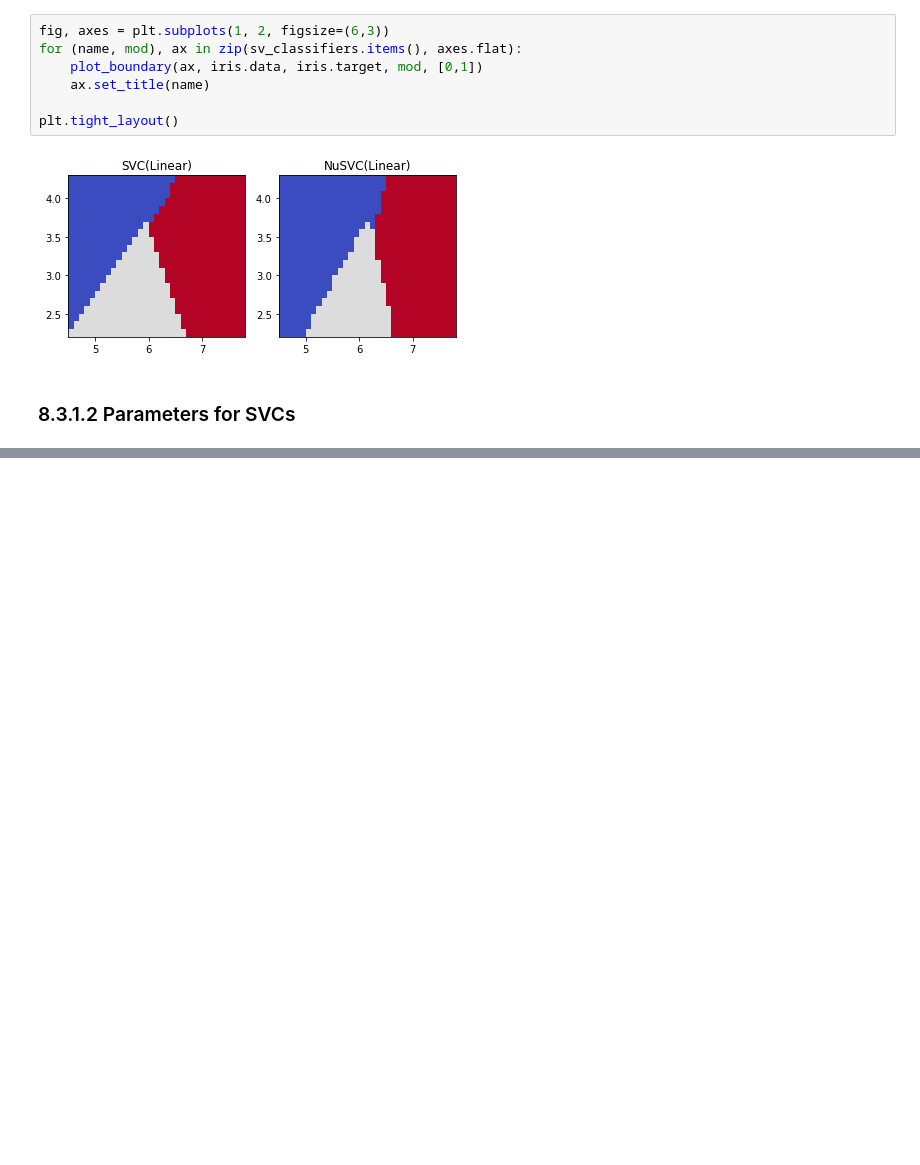
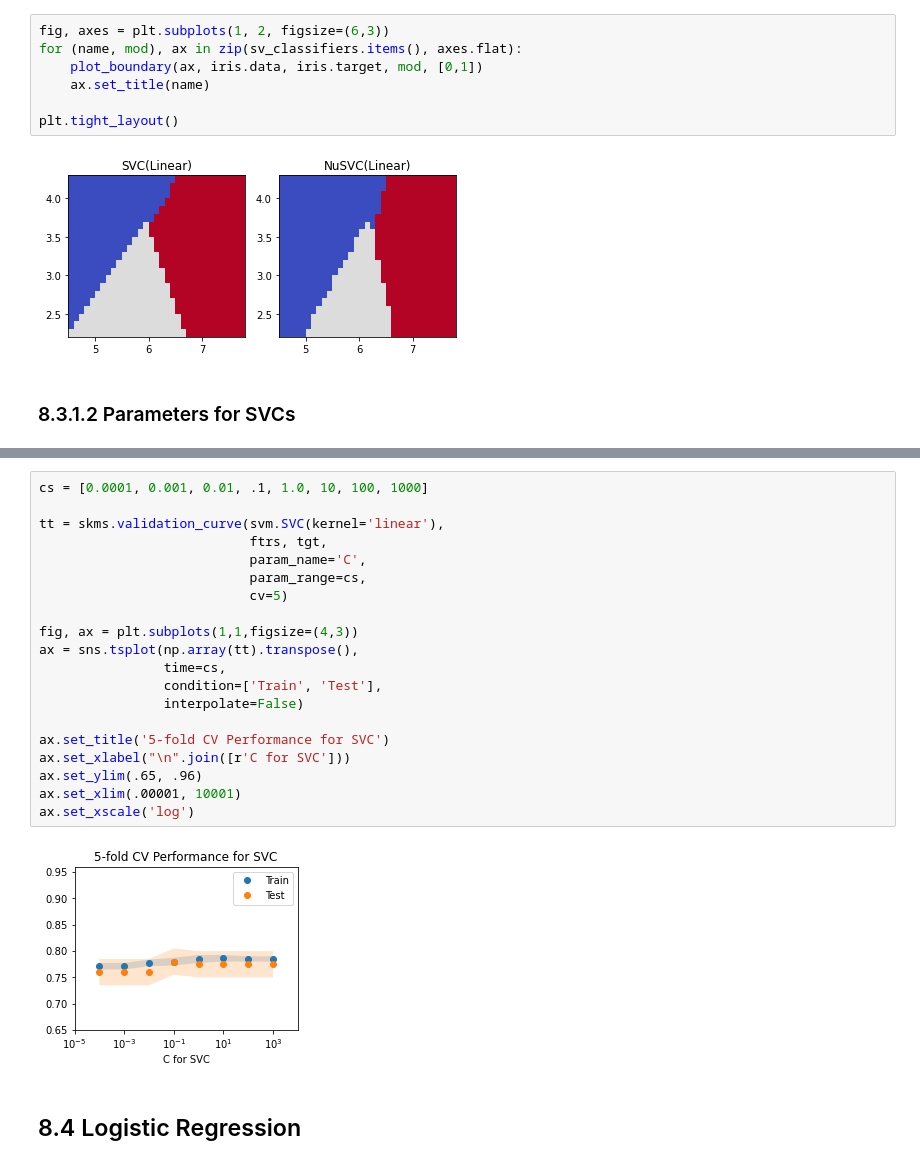
Before and after one commit to christina-go/machine_learning, a Jupyter notebook: ML Python CH8.ipynb, the cells around one changed output, grey strips where cells are left out. Drawn from its saved outputs; the diff is of its cells as text; blank space fills up the shorter version.

Commit message:
logistic regression, discriminant analysis

```diff
--- a/ML Python CH8.ipynb
+++ b/ML Python CH8.ipynb
@@ -198,0 +286,24 @@ axes[2].set_title(r"$\nu$ Boundaries");
+# %%
+cs = [0.0001, 0.001, 0.01, .1, 1.0, 10, 100, 1000]
+
+tt = skms.validation_curve(svm.SVC(kernel='linear'),
+                           ftrs, tgt,
+                           param_name='C',
+                           param_range=cs,
+                           cv=5)
+
+fig, ax = plt.subplots(1,1,figsize=(4,3))
+ax = sns.tsplot(np.array(tt).transpose(),
+                time=cs,
+                condition=['Train', 'Test'],
+                interpolate=False)
+
+ax.set_title('5-fold CV Performance for SVC')
+ax.set_xlabel("\n".join([r'C for SVC']))
+ax.set_ylim(.65, .96)
+ax.set_xlim(.00001, 10001)
+ax.set_xscale('log')
+# %% [output]
+[figure, added]
+# %% [markdown]
+## 8.4 Logistic Regression
```
Also changed, not shown: parts of 35 cells of this notebook.
